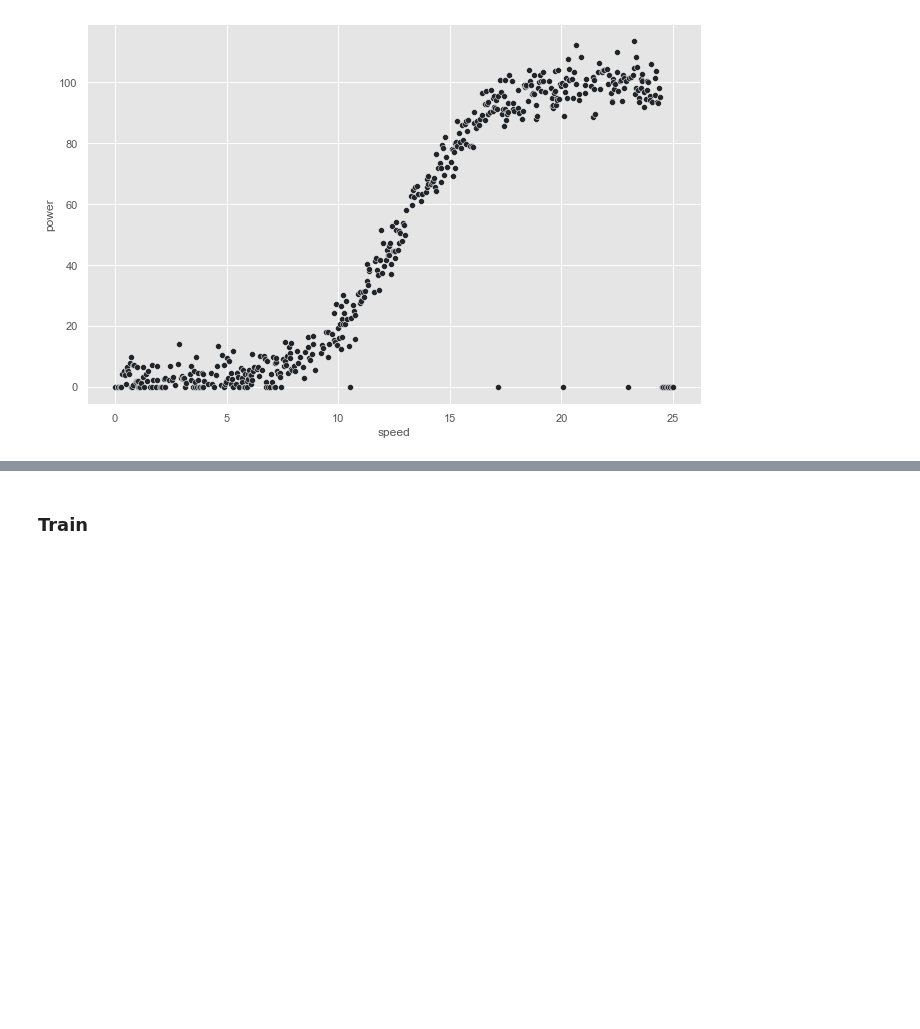
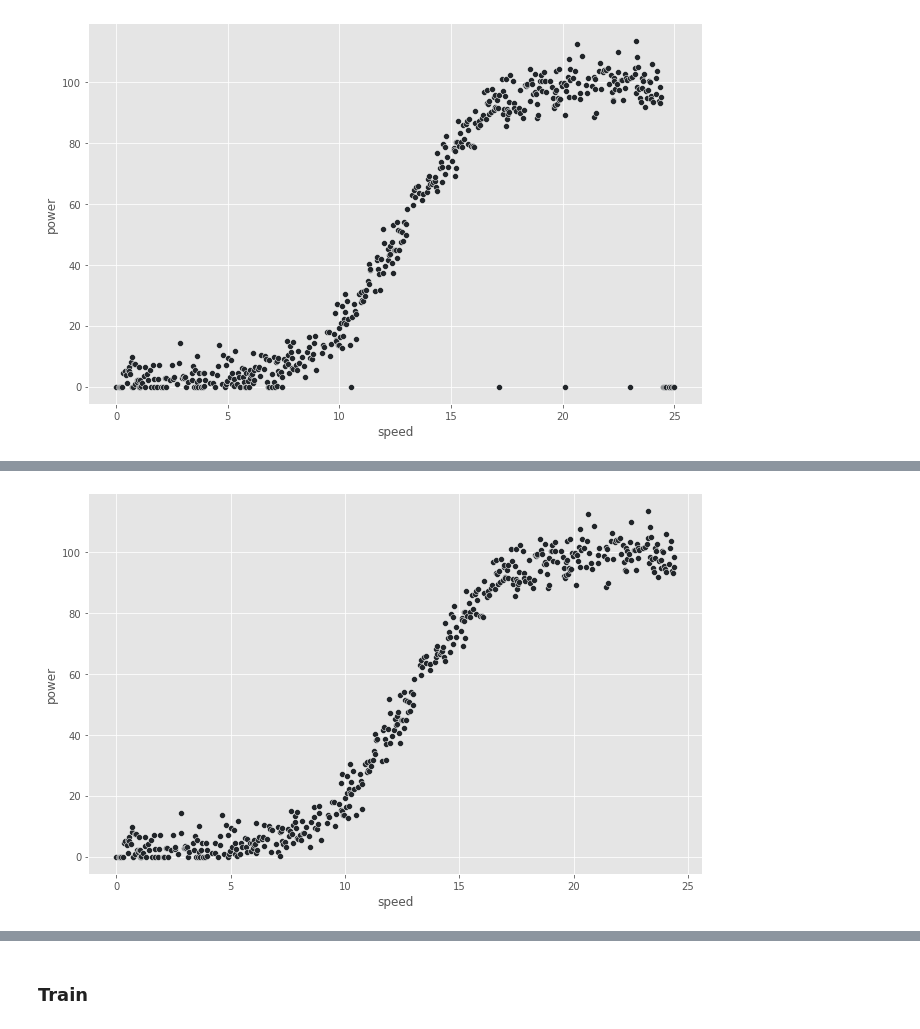
Before and after one commit to mizydorek/Fundamentals-of-Data-Analysis-Project-2020, a Jupyter notebook: project.ipynb, the cells around one changed output, grey strips where cells are left out. Cells and saved outputs as stored; diff of their text form; code cells hidden in the pictures; blank space fills up the shorter version.

```diff
--- a/project.ipynb
+++ b/project.ipynb
@@ -81,0 +104,5 @@ sns.scatterplot(data=df, x='speed', y='power', );
+# %%
+# plot of newly created dataset
+sns.scatterplot(data=df, x='speed', y='power' );
+# %% [output]
+[figure, added]
```
Also changed, not shown: parts of 8 cells of this notebook.
